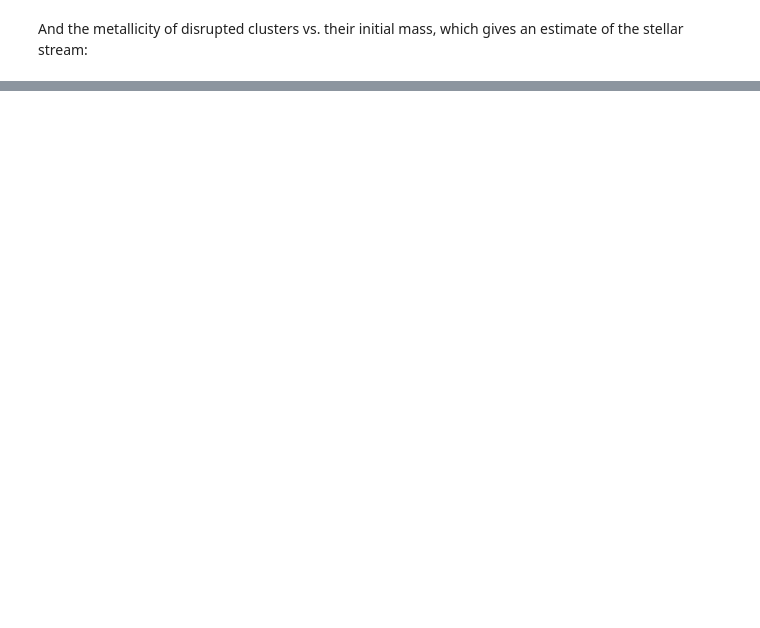
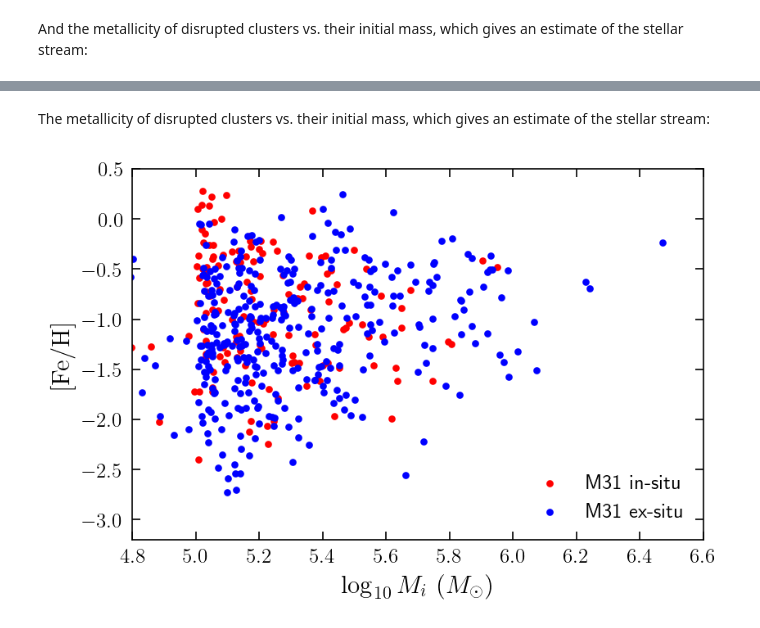
Before and after one commit to ognedin/gc_model_mw, a Jupyter notebook: gc_model_catalog.ipynb, the cells around one changed output, grey strips where cells are left out. Saved outputs shown, nothing was run; the diff lists cells and outputs as text; code cells hidden in the pictures; blank space fills up the shorter version.

```diff
--- a/gc_model_catalog.ipynb
+++ b/gc_model_catalog.ipynb
@@ -119,0 +126,4 @@ plt.legend(loc='lower right');
+# %%
+data_m31s = np.loadtxt('m31_like_4.0_0.5_lambda_survive.txt', dtype=dtype)
+
+data_m31d = np.loadtxt('m31_like_4.0_0.5_lambda_disrupt.txt', dtype=dtype)
@@ -119,0 +142,18 @@ plt.legend(loc='lower right');
+# %%
+hid = 474008
+
+# select survived clusters
+idx_in = np.where((data_m31s['origin'] < 0) & (data_m31s['halo_id'] == hid))[0]
+idx_ex = np.where((data_m31s['origin'] > 0) & (data_m31s['halo_id'] == hid))[0]
+
+# plot clusters formed in-situ (in the central halo) as red
+plt.scatter(data_m31s['log_m_gc'][idx_in], data_m31s['feh'][idx_in], fc='r', s=10, label='M31 in-situ')
+
+# plot clusters formed ex-situ (in satellite galaxies) as blue
+plt.scatter(data_m31s['log_m_gc'][idx_ex], data_m31s['feh'][idx_ex], fc='b', s=10, label='M31 ex-situ')
+
+plt.xlabel(r'$\log_{10} M\ (M_\odot)$ at $z=0$')
+plt.ylabel(r'$\rm [Fe/H]$')
+plt.xlim(3, 7)
+plt.ylim(-3.2, 0.5)
+plt.legend(loc='lower right');
@@ -119,0 +162,20 @@ plt.legend(loc='lower right');
+# %% [markdown]
+The metallicity of disrupted clusters vs. their initial mass, which gives an estimate of the stellar stream:
+# %%
+# select survived clusters
+idx_in = np.where((data_m31d['origin'] < 0) & (data_m31d['halo_id'] == hid))[0]
+idx_ex = np.where((data_m31d['origin'] > 0) & (data_m31d['halo_id'] == hid))[0]
+
+# plot clusters formed in-situ (in the central halo) as red
+plt.scatter(data_m31d['log_m_form'][idx_in], data_m31d['feh'][idx_in], fc='r', s=10, label='M31 in-situ')
+
+# plot clusters formed ex-situ (in satellite galaxies) as blue
+plt.scatter(data_m31d['log_m_form'][idx_ex], data_m31d['feh'][idx_ex], fc='b', s=10, label='M31 ex-situ')
+
+plt.xlabel(r'$\log_{10} M_i\ (M_\odot)$')
+plt.ylabel(r'$\rm [Fe/H]$')
+plt.xlim(4.8, 6.6)
+plt.ylim(-3.2, 0.5)
+plt.legend(loc='lower right');
+# %% [output]
+[figure, added]
```
Also changed, not shown: parts of 10 cells of this notebook, 2 other files.
